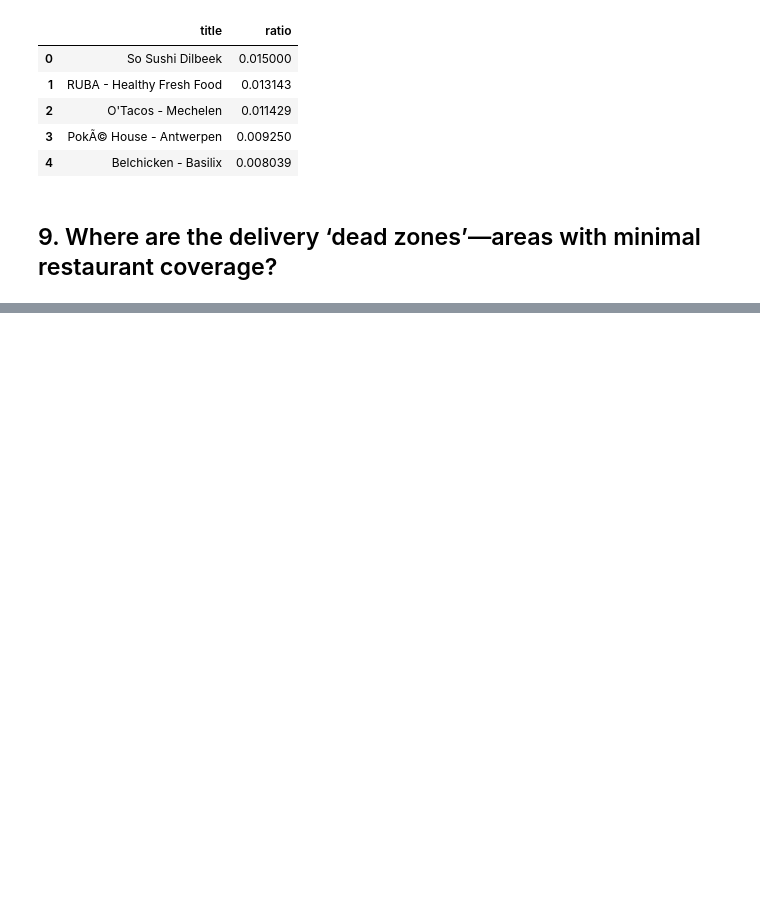
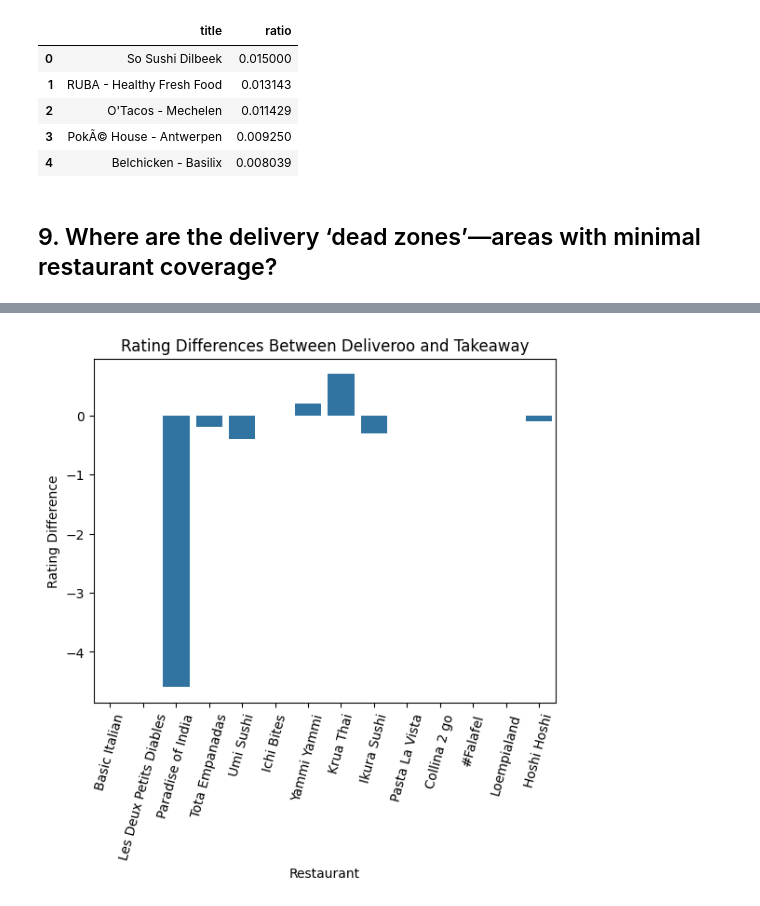
Before and after one commit to edoardolai/delivery_market_analysis, a Jupyter notebook: analysis-seperate.ipynb, the cells around one changed output, grey strips where cells are left out. Saved outputs shown, nothing was run; the diff lists cells and outputs as text; code cells hidden in the pictures; blank space fills up the shorter version.

```diff
--- a/analysis-seperate.ipynb
+++ b/analysis-seperate.ipynb
@@ -253,0 +289,9 @@ data.head()
+# %%
+sns.barplot(data, x="name_db1", y="rating_diff_db1_db3")
+plt.xticks(rotation=75)
+plt.title("Rating Differences Between Deliveroo and Takeaway")
+plt.ylabel("Rating Difference")
+plt.xlabel("Restaurant")
+plt.show()
+# %% [output]
+[figure, added]
```
Also changed, not shown: parts of 7 cells of this notebook.
